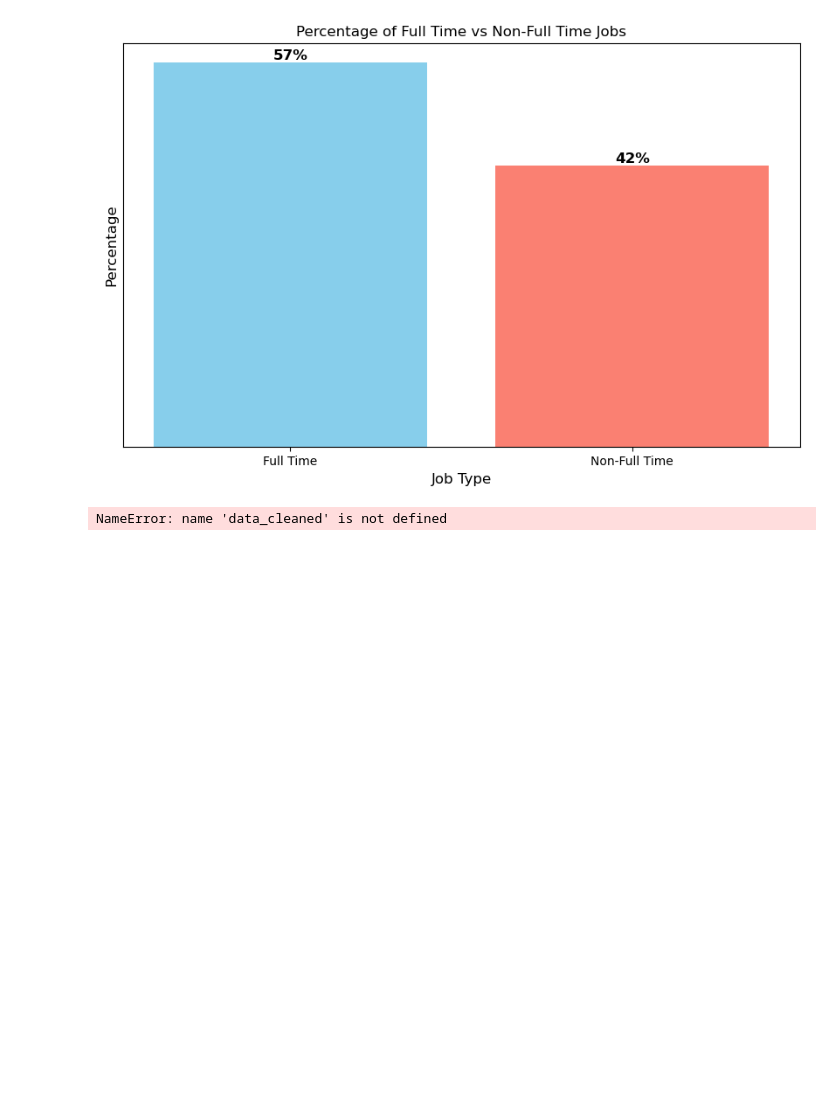
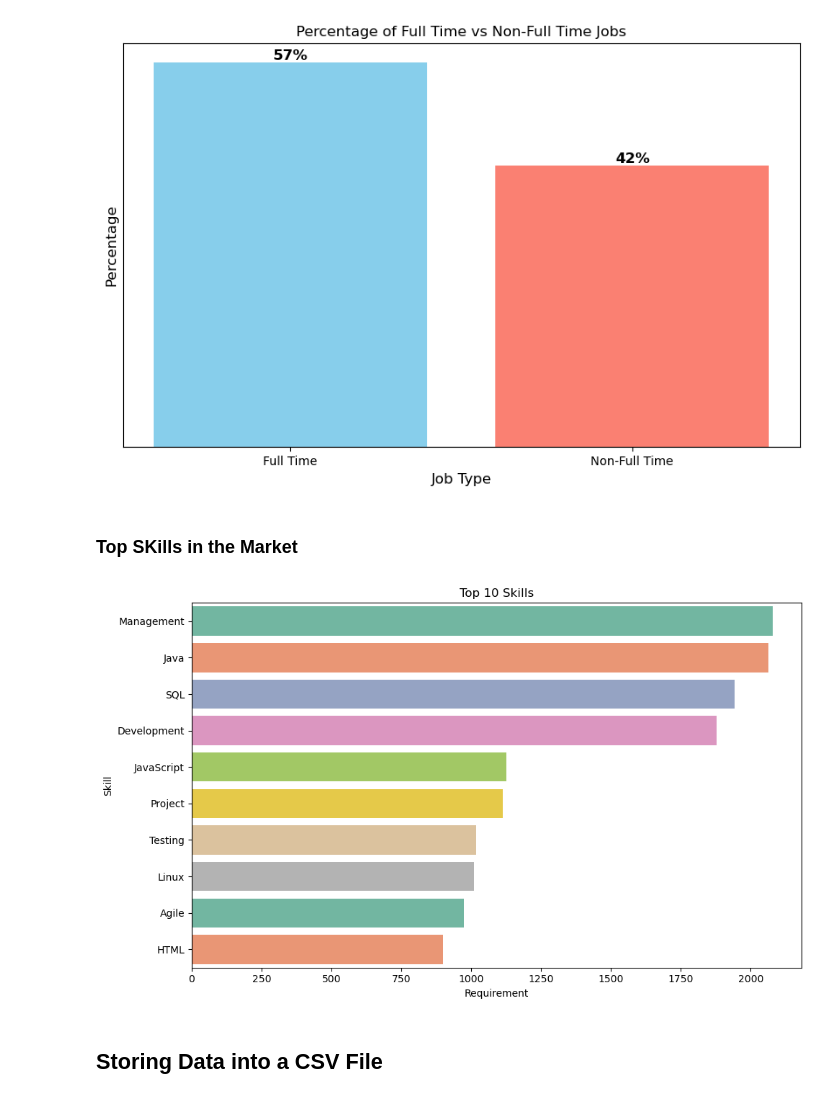
Before and after one commit to srimanthmadira/job-title-recommender, a Jupyter notebook: Capstone_Project_EDA.ipynb, the cells around one changed output. Cells and saved outputs as stored; diff of their text form; code cells hidden in the pictures; blank space fills up the shorter version.

```diff
--- a/Capstone_Project_EDA.ipynb
+++ b/Capstone_Project_EDA.ipynb
@@ -638,22 +481,39 @@ plt.yticks([])
 plt.show()
 # %% [output]
 [figure]
-# %%
-import pandas as pd
-from collections import Counter
-
-data_cleaned['skills'] = data_cleaned['skills'].str.split(',')
-
-all_skills = data_cleaned['skills'].explode().str.strip()
-
-skill_counts = Counter(all_skills)
-
-skills_df = pd.DataFrame(skill_counts.items(), columns=['Skill', 'Count'])
-
-top_10_skills = skills_df.nlargest(10, 'Count')
-
-top_10_skills.head()
-# %% [output]
-NameError: name 'data_cleaned' is not defined
+# %% [markdown]
+### Top SKills in the Market
+# %%
+# Finding the top skills in the present market
+skills_copy = data_cleaned['skills'].copy()
+
+skills_copy = skills_copy.str.split(',')
+
+all_skills = skills_copy.explode().str.strip()
+
+all_skills = all_skills[all_skills != '']
+
+skill_counts = Counter(all_skills)
+
+skills_df = pd.DataFrame(skill_counts.items(), columns=['Skill', 'Count'])
+
+n = 10
+
+top_skills = skills_df.nlargest(n, 'Count')
+# %%
+plt.figure(figsize=(10, 6))
+
+sns.barplot(x='Count', y='Skill', data=top_skills, palette='Set2')
+
+plt.xlabel('Requirement')
+plt.ylabel('Skill')
+plt.title('Top 10 Skills')
+
+plt.tight_layout()
+plt.show()
+# %% [output]
+[figure, added]
+# %% [markdown]
+## Storing Data into a CSV File
 # %%
 data_cleaned.to_csv('cleaned_skills_data.csv', index=False)
```
Also changed, not shown: parts of 37 cells of this notebook, 1 other file.
